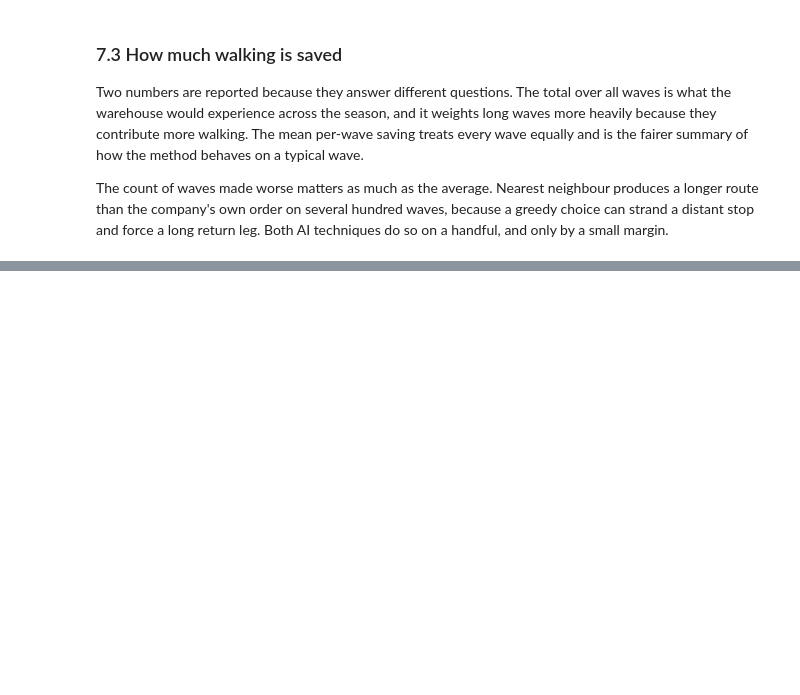
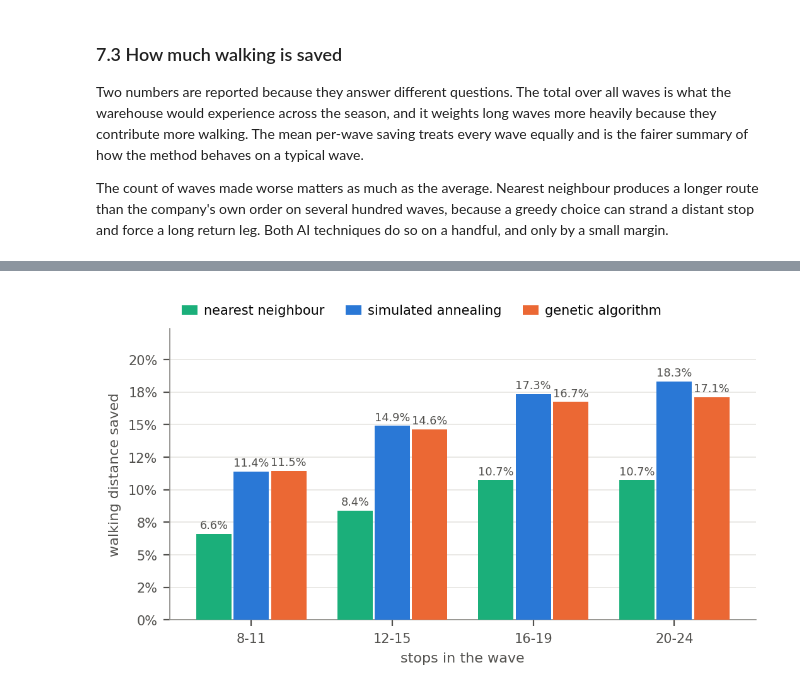
Before and after one commit to brucenguyen0302-code/warehouse-pick-optimiser, a Jupyter notebook: notebooks/Nguyen_LeBinh_AT1_1_notebook.ipynb, the cells around one changed output, grey strips where cells are left out. Drawn from its saved outputs; the diff is of its cells as text; code cells hidden in the pictures; blank space fills up the shorter version.

```diff
--- a/notebooks/Nguyen_LeBinh_AT1_1_notebook.ipynb
+++ b/notebooks/Nguyen_LeBinh_AT1_1_notebook.ipynb
@@ -1397,0 +1735,27 @@ over the whole held-out period
+# %%
+by_band = holdout.groupby('band', observed=True)[['nn_save', 'SA_save', 'GA_save']].mean()
+pos = np.arange(len(by_band))
+width = 0.25
+
+fig, ax = plt.subplots(figsize=(6.0, 3.0))
+for k, (col, name, colour) in enumerate([('nn_save', 'nearest neighbour', AQUA),
+                                         ('SA_save', 'simulated annealing', BLUE),
+                                         ('GA_save', 'genetic algorithm', ORANGE)]):
+    xs = pos + (k - 1) * (width + 0.015)
+    ax.bar(xs, by_band[col], width, color=colour, label=name, zorder=3)
+    for xi, v in zip(xs, by_band[col]):
+        ax.annotate(f'{v:.1%}', (xi, v), textcoords='offset points', xytext=(0, 3),
+                    ha='center', fontsize=6.4, color=INK2)
+ax.set_xticks(pos, list(by_band.index))
+ax.set_xlabel('stops in the wave')
+ax.set_ylabel('walking distance saved')
+ax.yaxis.set_major_formatter(lambda v, p: f'{v:.0%}')
+ax.set_ylim(0, by_band.values.max() * 1.22)
+ax.yaxis.grid(True)
+ax.set_axisbelow(True)
+ax.legend(loc='lower left', bbox_to_anchor=(0, 1.0), ncol=3, columnspacing=1.6,
+          handlelength=1.2, handletextpad=0.5)
+fig.savefig(f'{FIG_DIR}/fig4_by_size.png')
+plt.show()
+# %% [output]
+[figure, added]
```
Also changed, not shown: parts of 36 cells of this notebook.
